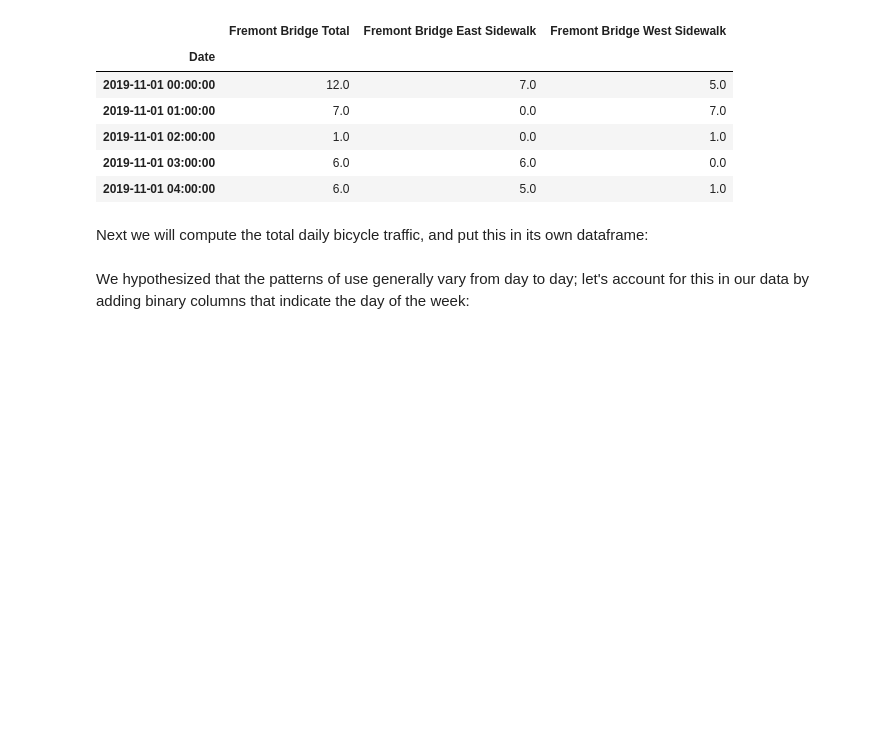
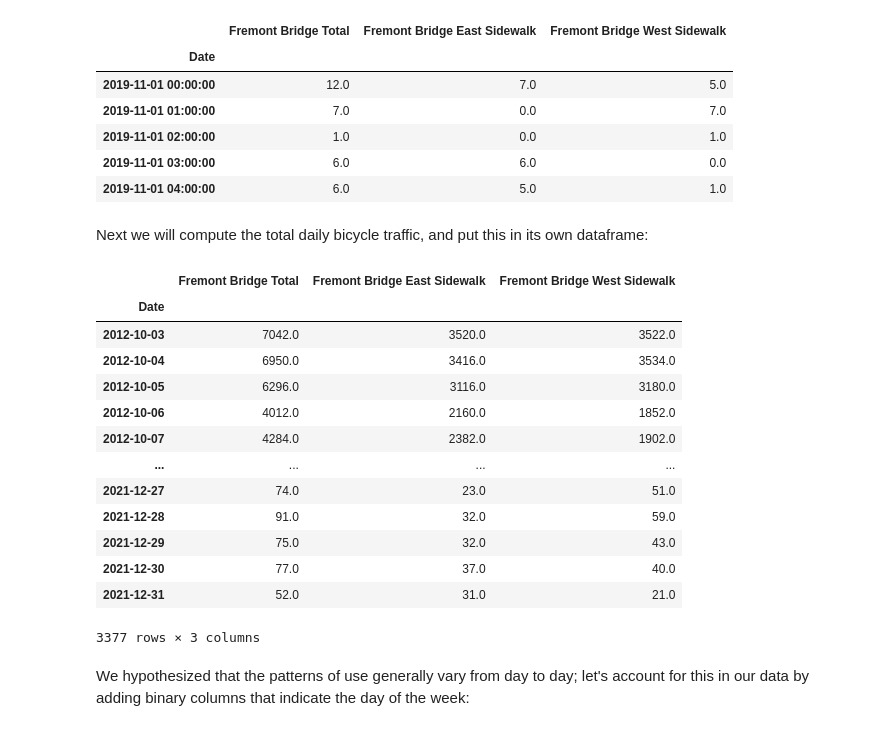
Before and after one commit to shiernee/Advanced_ML, a Jupyter notebook: Week12/WOA7015_Wk12.ipynb, the cells around one changed output. Drawn from its saved outputs; the diff is of its cells as text; code cells hidden in the pictures; blank space fills up the shorter version.

```diff
--- a/Week12/WOA7015_Wk12.ipynb
+++ b/Week12/WOA7015_Wk12.ipynb
@@ -53,6 +52,23 @@ Next we will compute the total daily bicycle traffic, and put this in its own da
 daily = counts.resample('d').sum()  # sum up bicycle by day
 daily['Total'] = daily['Fremont Bridge Total']
 daily = daily[['Total']] # remove other columns
+# %%
+counts.resample('d').sum()
+# %% [output]
+|  | Fremont Bridge Total | Fremont Bridge East Sidewalk | Fremont Bridge West Sidewalk |
+| Date |  |  |  |
+| 2012-10-03 | 7042.0 | 3520.0 | 3522.0 |
+| 2012-10-04 | 6950.0 | 3416.0 | 3534.0 |
+| 2012-10-05 | 6296.0 | 3116.0 | 3180.0 |
+| 2012-10-06 | 4012.0 | 2160.0 | 1852.0 |
+| 2012-10-07 | 4284.0 | 2382.0 | 1902.0 |
+| ... | ... | ... | ... |
+| 2021-12-27 | 74.0 | 23.0 | 51.0 |
+| 2021-12-28 | 91.0 | 32.0 | 59.0 |
+| 2021-12-29 | 75.0 | 32.0 | 43.0 |
+| 2021-12-30 | 77.0 | 37.0 | 40.0 |
+| 2021-12-31 | 52.0 | 31.0 | 21.0 |
+3377 rows × 3 columns
 # %% [markdown]
 We hypothesized that the patterns of use generally vary from day to day; let's account for this in our data by adding binary columns that indicate the day of the week:
 # %%
```
Also changed, not shown: parts of 23 cells of this notebook.
